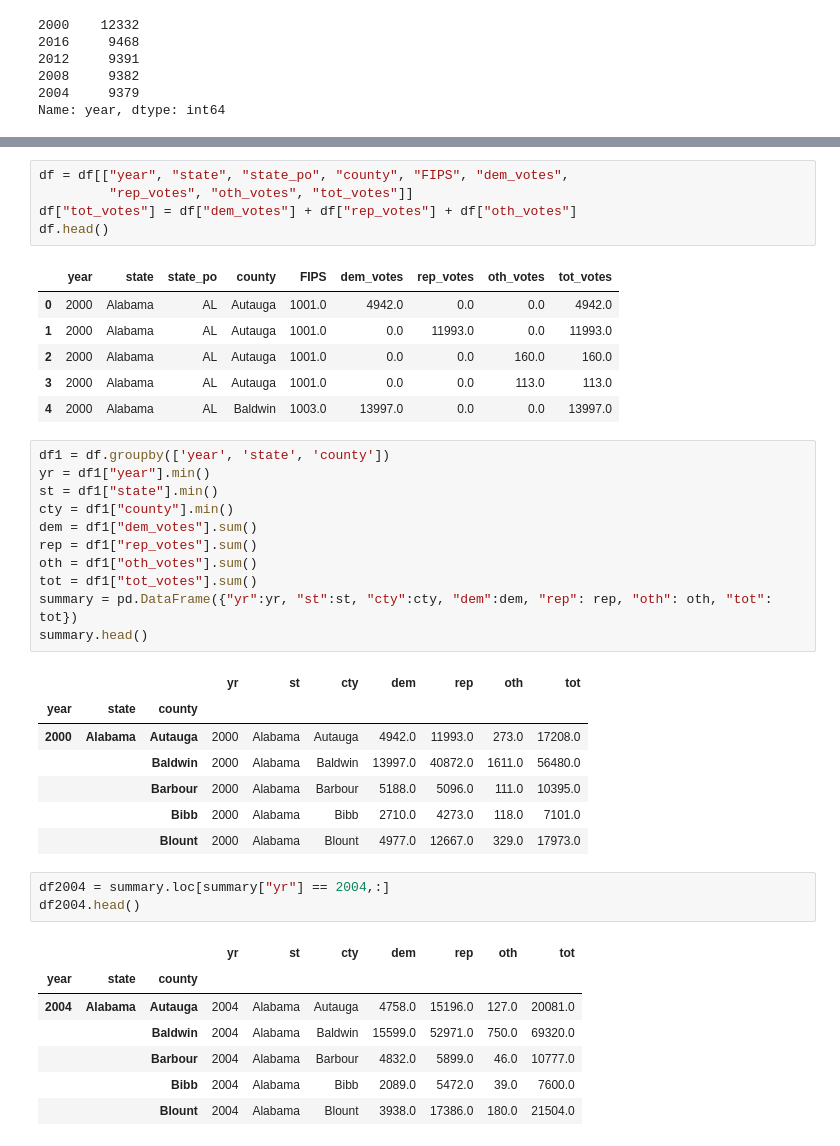
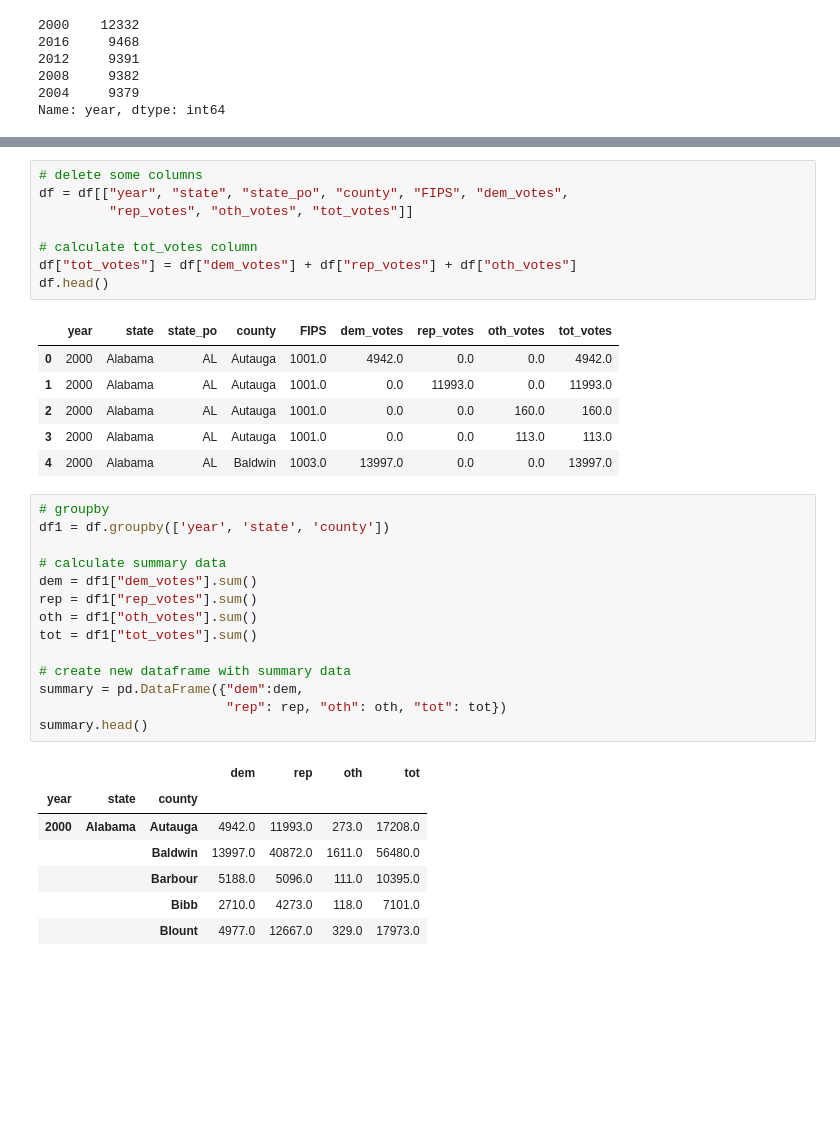
Before and after one commit to pmb13579/voting_repo, a Jupyter notebook: pres_hist.ipynb, the cells around one changed output, grey strips where cells are left out. Drawn from its saved outputs; the diff is of its cells as text; blank space fills up the shorter version.

```diff
--- a/pres_hist.ipynb
+++ b/pres_hist.ipynb
@@ -155,6 +119,9 @@ df.head()
 # %%
+# delete some columns
 df = df[["year", "state", "state_po", "county", "FIPS", "dem_votes",
          "rep_votes", "oth_votes", "tot_votes"]]
+
+# calculate tot_votes column
 df["tot_votes"] = df["dem_votes"] + df["rep_votes"] + df["oth_votes"]
 df.head()
 # %% [output]
@@ -165,32 +132,24 @@ df.head()
 | 3 | 2000 | Alabama | AL | Autauga | 1001.0 | 0.0 | 0.0 | 113.0 | 113.0 |
 | 4 | 2000 | Alabama | AL | Baldwin | 1003.0 | 13997.0 | 0.0 | 0.0 | 13997.0 |
 # %%
+# groupby
 df1 = df.groupby(['year', 'state', 'county'])
-yr = df1["year"].min()
-st = df1["state"].min()
-cty = df1["county"].min()
+
+# calculate summary data
 dem = df1["dem_votes"].sum()
 rep = df1["rep_votes"].sum()
 oth = df1["oth_votes"].sum()
 tot = df1["tot_votes"].sum()
-summary = pd.DataFrame({"yr":yr, "st":st, "cty":cty, "dem":dem, "rep": rep, "oth": oth, "tot": tot})
+
+# create new dataframe with summary data
+summary = pd.DataFrame({"dem":dem,
+                        "rep": rep, "oth": oth, "tot": tot})
 summary.head()
 # %% [output]
-|  |  |  | yr | st | cty | dem | rep | oth | tot |
-| year | state | county |  |  |  |  |  |  |  |
-| 2000 | Alabama | Autauga | 2000 | Alabama | Autauga | 4942.0 | 11993.0 | 273.0 | 17208.0 |
-|  |  | Baldwin | 2000 | Alabama | Baldwin | 13997.0 | 40872.0 | 1611.0 | 56480.0 |
-|  |  | Barbour | 2000 | Alabama | Barbour | 5188.0 | 5096.0 | 111.0 | 10395.0 |
-|  |  | Bibb | 2000 | Alabama | Bibb | 2710.0 | 4273.0 | 118.0 | 7101.0 |
-|  |  | Blount | 2000 | Alabama | Blount | 4977.0 | 12667.0 | 329.0 | 17973.0 |
+|  |  |  | dem | rep | oth | tot |
+| year | state | county |  |  |  |  |
+| 2000 | Alabama | Autauga | 4942.0 | 11993.0 | 273.0 | 17208.0 |
+|  |  | Baldwin | 13997.0 | 40872.0 | 1611.0 | 56480.0 |
+|  |  | Barbour | 5188.0 | 5096.0 | 111.0 | 10395.0 |
+|  |  | Bibb | 2710.0 | 4273.0 | 118.0 | 7101.0 |
+|  |  | Blount | 4977.0 | 12667.0 | 329.0 | 17973.0 |
-# %%
-df2004 = summary.loc[summary["yr"] == 2004,:]
-df2004.head()
-# %% [output]
-|  |  |  | yr | st | cty | dem | rep | oth | tot |
-| year | state | county |  |  |  |  |  |  |  |
-| 2004 | Alabama | Autauga | 2004 | Alabama | Autauga | 4758.0 | 15196.0 | 127.0 | 20081.0 |
-|  |  | Baldwin | 2004 | Alabama | Baldwin | 15599.0 | 52971.0 | 750.0 | 69320.0 |
-|  |  | Barbour | 2004 | Alabama | Barbour | 4832.0 | 5899.0 | 46.0 | 10777.0 |
-|  |  | Bibb | 2004 | Alabama | Bibb | 2089.0 | 5472.0 | 39.0 | 7600.0 |
-|  |  | Blount | 2004 | Alabama | Blount | 3938.0 | 17386.0 | 180.0 | 21504.0 |
```
Also changed, not shown: parts of 17 cells of this notebook, 3 other files.
